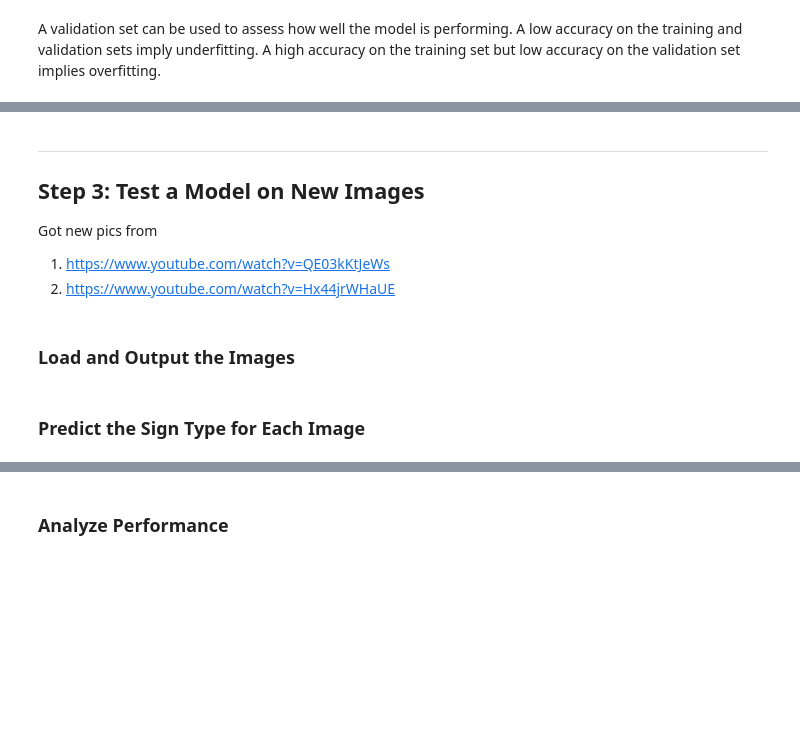
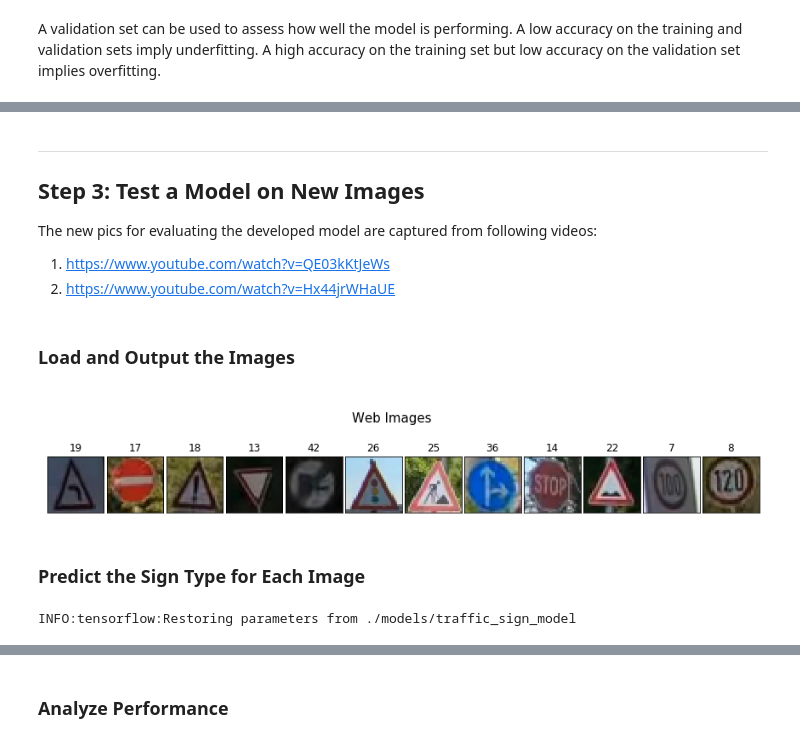
Before and after one commit to WakMun/TrafficSignClassifier, a Jupyter notebook: Traffic_Sign_Classifier.ipynb, the cells around one changed output, grey strips where cells are left out. Cells and saved outputs as stored; diff of their text form; code cells hidden in the pictures; blank space fills up the shorter version.

```diff
--- a/Traffic_Sign_Classifier.ipynb
+++ b/Traffic_Sign_Classifier.ipynb
@@ -214,10 +213,7 @@ for i,ax in enumerate(axs.flat):
 ### Model Architecture
 # %%
 ### Architecture defined here.
-from tensorflow.contrib.layers import flatten
-
-
-EPOCHS = 20
+EPOCHS = 40
 BATCH_SIZE = 128
 modelLocation = './models/traffic_sign_model'
 doTrain = True
@@ -415,7 +444,7 @@ Accuracy: Train: 1.000, Validation: 0.964, Test: 0.950
 
 ## Step 3: Test a Model on New Images
 
-Got new pics from
+The new pics for evaluating the developed model are captured from following videos:
 1. https://www.youtube.com/watch?v=QE03kKtJeWs
 2. https://www.youtube.com/watch?v=Hx44jrWHaUE
 # %% [markdown]
@@ -426,2 +455,30 @@ Got new pics from
+# %%
+### Load the images and plot them here.
+webImagesDir = 'webimages'
+imgFiles = glob.glob('webimages/*.jpg')
+sampleImages = []
+y = []
+#sampleImages = np.zeros([len(imgFiles), 32, 32, 3])
+for i,imgFile in enumerate(imgFiles):
+    img=cv2.cvtColor(cv2.imread(imgFile), cv2.COLOR_BGR2RGB)
+    #img=(cv2.imread(imgFile))[...,::-1][...,::-1]
+    img=cv2.resize(img, (32,32), interpolation = cv2.INTER_AREA)
+    sampleImages.append(img)
+    y.append(int(os.path.basename(imgFiles[i].split('.')[0])))
+
+webImgs=np.array(sampleImages)
+ys = np.array(y)
+
+fig, axs = plt.subplots(1,12, figsize=(15, 3))
+fig.suptitle("\nWeb Images", fontsize=15)
+plt.subplots_adjust(left=None, bottom=None, right=None, top=None, wspace=0.05, hspace=0)
+for i,ax in enumerate(axs.flat):
+    ax.imshow(webImgs[i])
+    ax.set_title("{0}".format(ys[i]))
+    ax.get_xaxis().set_visible(False)
+    ax.get_yaxis().set_visible(False)
+plt.savefig('outImages/webImages.jpg', bbox_inches='tight')
+# %% [output]
+[figure, added]
 # %% [markdown]
 ### Predict the Sign Type for Each Image
@@ -431,0 +485,10 @@ Got new pics from
+# %%
+### Run the predictions here and use the model to output the prediction for each image.
+X_webImgs = redim(preprocess(webImgs))
+
+with tf.Session() as sess:
+    saver.restore(sess, modelLocation)
+    web_classes = sess.run(logits, feed_dict={x: X_webImgs, keep_prob : 1.0})
+    web_softmax = sess.run(tf.nn.softmax(logits), feed_dict={x: X_webImgs, keep_prob : 1.0})
+# %% [output]
+INFO:tensorflow:Restoring parameters from ./models/traffic_sign_model
```
Also changed, not shown: parts of 18 cells of this notebook, 23 other files.
